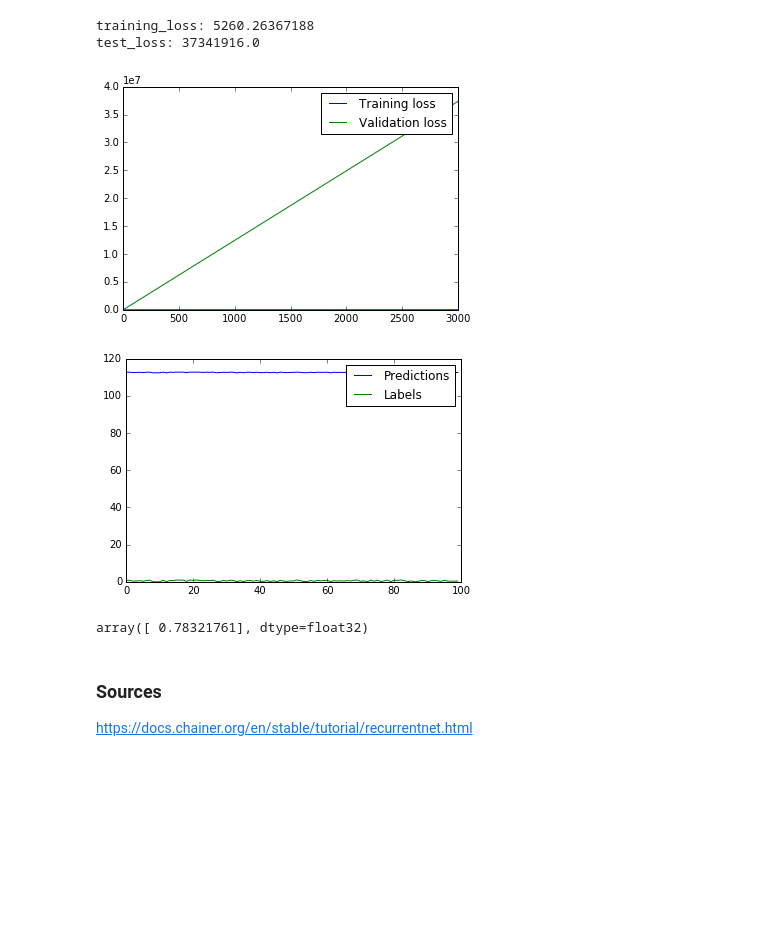
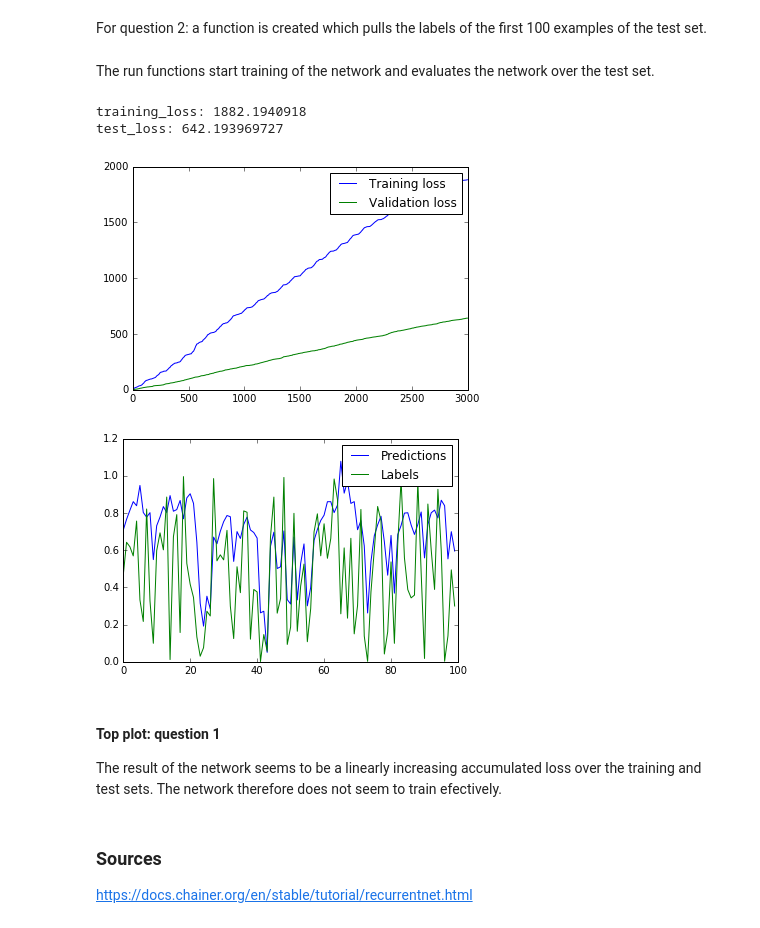
Before and after one commit to EmielStoelinga/CCN1718, a Jupyter notebook: ass3/version2.ipynb, the cells around one changed output. Cells and saved outputs as stored; diff of their text form; code cells hidden in the pictures; blank space fills up the shorter version.

```diff
--- a/ass3/version2.ipynb
+++ b/ass3/version2.ipynb
@@ -115,11 +108,27 @@ class Iterator():
 # %%
-def compute_loss(data, regressor):
+def compute_loss(data, regressor, optimizer, do_train):
+    # loss holds the accumulated loss over all the examples
     loss = 0
+    # loss25 holds the accumulated loss over the previous 25 examples
+    loss25 = Variable(np.array(0, dtype=np.float32))
+    # losses holds the accumulated loss per epoch
     losses = []
+    count = 0
     for row in data:
+        count += 1
         number = np.array([row[0]])
         label = np.array([row[1]])
+        regressor.predictor.reset_state() # make a prediction
         add_loss = regressor(number, label)
+
         loss += add_loss
+        loss25 += add_loss
         losses.append(loss.data)
+
+        # update the weights after 25 examples
+        if do_train and count%25==0:
+            loss25.backward()
+            optimizer.update()
+            loss25 = Variable(np.array(0, dtype=np.float32))
+
     return loss, losses
@@ -131,5 +142,7 @@ def compute_predictions(data, model):
         preds.append(pred[0][0])
     return preds
+# %% [markdown]
+For question 2: a function is created which pulls the labels of the first 100 examples of the test set.
 # %%
 def get_labels(data):
     labels = []
@@ -184,59 +153,57 @@ def run(train_iter, val_iter, test_data, network, regressor, optimizer, max_epoc
+# %% [markdown]
+The run functions start training of the network and evaluates the network over the test set.
 # %%
-def run2(network, regressor, optimizer, train_data, test_data):
+def run(network, regressor, optimizer, train_data, test_data):
     network.reset_state()
     regressor.cleargrads()
 
-    loss_train, losses_train = compute_loss(train_data, regressor)
+    loss_train, losses_train = compute_loss(train_data, regressor, optimizer, True)
     print('training_loss: ' + str(loss_train.data))
-
-    loss_train.backward()
-    optimizer.update()
 
     # Calculate loss and accuracy
     network.reset_state()
     regressor.cleargrads()
-    loss_test, losses_test = compute_loss(test_data, regressor)
+    loss_test, losses_test = compute_loss(test_data, regressor, optimizer, False)
 
     print('test_loss: ' + str(loss_test.data))
     return losses_train, losses_test
 # %%
 def main():
     # Create data
     train_data = create_data()
     test_data = create_data()
 
     # Define model
     network = RNN()
     regressor = Regressor(network, F.mean_squared_error)
     optimizer = optimizers.SGD()
     optimizer.setup(regressor)
 
-    losses_train, losses_test = run2(network, regressor, optimizer, train_data, test_data)
+    # Start
+    losses_train, losses_test = run(network, regressor, optimizer, train_data, test_data)
 
     plt.figure(1)
     plt.plot(losses_train, label='Training loss')
     plt.plot(losses_test, label='Validation loss')
     plt.legend()
 
     plt.figure(2)
     preds100 = compute_predictions(test_data[:100], network)
     labels100 = get_labels(test_data[:100])
     plt.plot(preds100, label="Predictions")
     plt.plot(labels100, label="Labels")
     plt.legend()
 
 if __name__ == "__main__":
     main()
 # %% [output]
-training_loss: 5260.26367188
-test_loss: 37341916.0
+training_loss: 1882.1940918
+test_loss: 642.193969727
-[figure, old version]
+[figure, new version]
-[figure, old version]
+[figure, new version]
-# %%
-train = create_data()
-train[2999][0]
-# %% [output]
-array([ 0.78321761], dtype=float32)
+# %% [markdown]
+#### Top plot: question 1
+The result of the network seems to be a linearly increasing accumulated loss over the training and test sets. The network therefore does not seem to train efectively.
 # %% [markdown]
 ### Sources
 https://docs.chainer.org/en/stable/tutorial/recurrentnet.html
```
Also changed, not shown: parts of 7 cells of this notebook, 2 other files.
